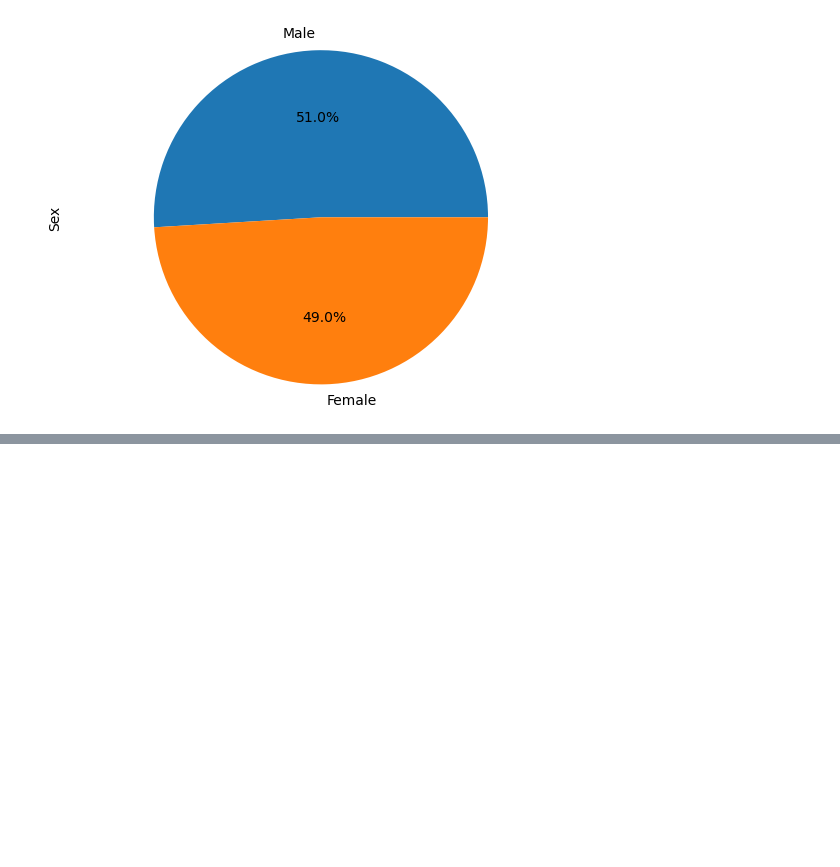
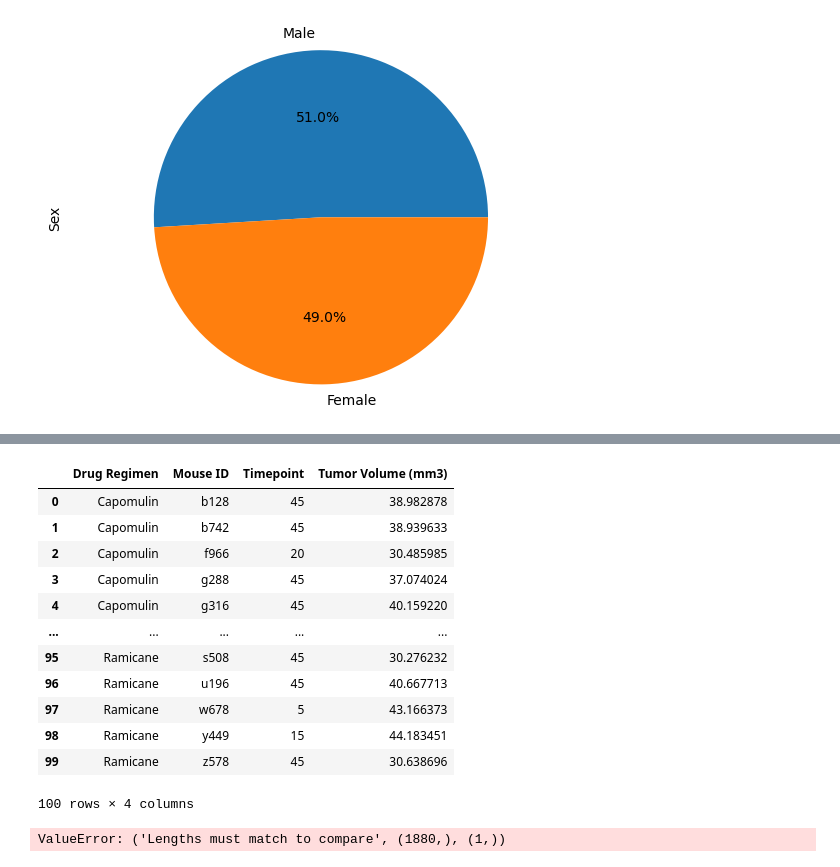
Before and after one commit to eestevekpmp/module-5-challenge, a Jupyter notebook: Pymaceuticals/mainPyma.ipynb, the cells around one changed output, grey strips where cells are left out. Drawn from its saved outputs; the diff is of its cells as text; code cells hidden in the pictures; blank space fills up the shorter version.

```diff
--- a/Pymaceuticals/mainPyma.ipynb
+++ b/Pymaceuticals/mainPyma.ipynb
@@ -237,0 +337,46 @@ plt.show()
+# %%
+
+CapRamInfCeft_regimens = max_merge_df.loc[(max_merge_df["Drug Regimen"]=="Capomulin")|(max_merge_df["Drug Regimen"]=="Ramicane")|(max_merge_df["Drug Regimen"]=="Infubinol")|(max_merge_df["Drug Regimen"]=="Ceftamin")]
+
+CapRamInfCeft_regimens = CapRamInfCeft_regimens.groupby(["Drug Regimen","Mouse ID"])["Timepoint"].max().reset_index()
+
+final_vol = pd.merge(CapRamInfCeft_regimens,max_merge_df[["Mouse ID", "Timepoint","Tumor Volume (mm3)"]],on=["Mouse ID","Timepoint"],how="left")
+final_vol
+# %% [output]
+|  | Drug Regimen | Mouse ID | Timepoint | Tumor Volume (mm3) |
+| 0 | Capomulin | b128 | 45 | 38.982878 |
+| 1 | Capomulin | b742 | 45 | 38.939633 |
+| 2 | Capomulin | f966 | 20 | 30.485985 |
+| 3 | Capomulin | g288 | 45 | 37.074024 |
+| 4 | Capomulin | g316 | 45 | 40.159220 |
+| ... | ... | ... | ... | ... |
+| 95 | Ramicane | s508 | 45 | 30.276232 |
+| 96 | Ramicane | u196 | 45 | 40.667713 |
+| 97 | Ramicane | w678 | 5 | 43.166373 |
+| 98 | Ramicane | y449 | 15 | 44.183451 |
+| 99 | Ramicane | z578 | 45 | 30.638696 |
+100 rows × 4 columns
+# %%
+# Put treatments into a list for for loop (and later for plot labels)
+regimens = ['Capomulin', 'Ramicane', 'Infubinol', 'Ceftamin']
+
+# Create empty list to fill with tumor vol data (for plotting)
+regimen_vol = []
+
+for regimen in max_merge_df:
+
+    regimen_hold_df = max_merge_df.loc[max_merge_df['Timepoint']==['Max Timepoint']]
+    regimen_hold_df
+
+# Calculate the IQR and quantitatively determine if there are any potential outliers.
+
+
+    # Locate the rows which contain mice on each drug and get the tumor volumes
+
+
+    # add subset
+
+
+    # Determine outliers using upper and lower bounds
+# %% [output]
+ValueError: ('Lengths must match to compare', (1880,), (1,))
```
Also changed, not shown: parts of 3 cells of this notebook.
